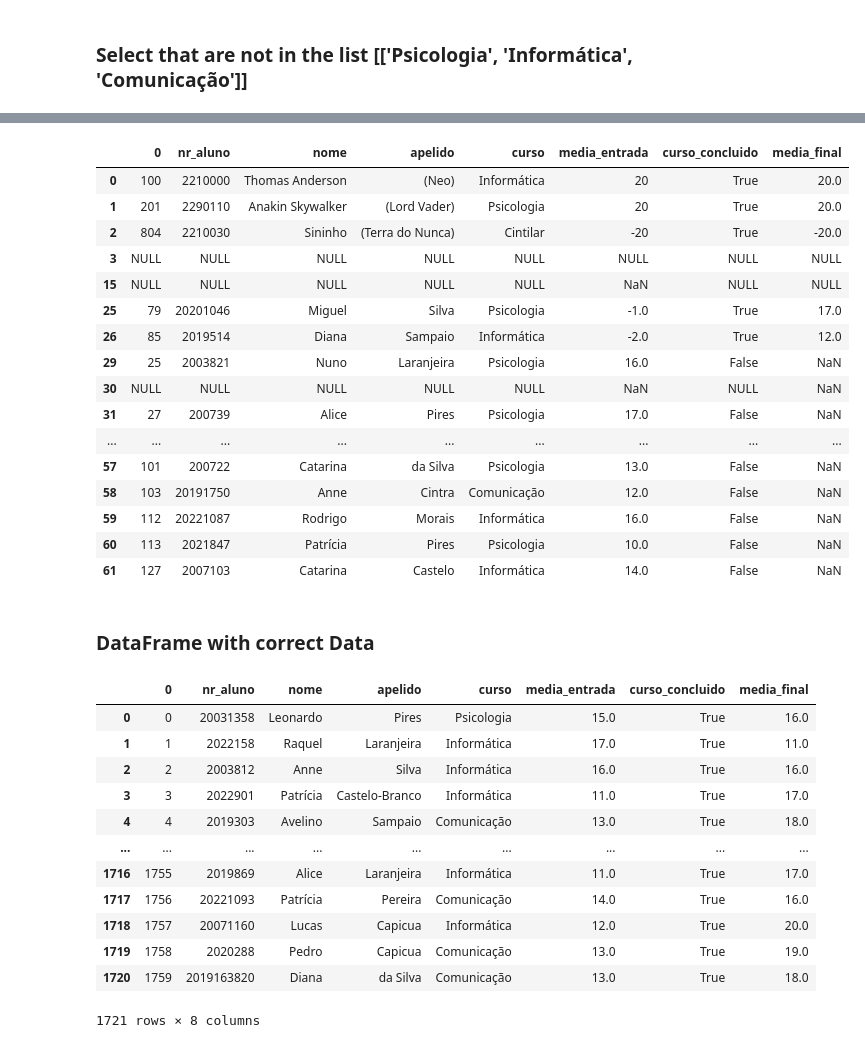
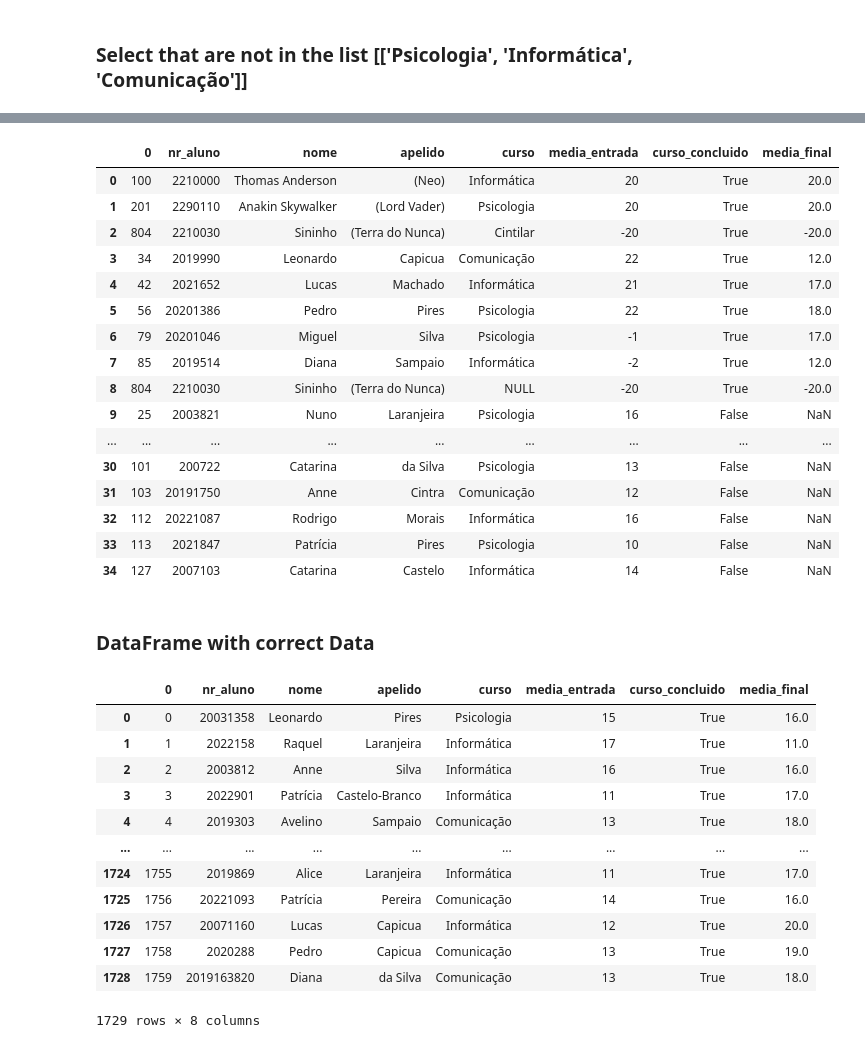
Before and after one commit to YasmymRodrigues/Data_Engineering, a Jupyter notebook: script_dataengineering.ipynb, the cells around one changed output, grey strips where cells are left out. Saved outputs shown, nothing was run; the diff lists cells and outputs as text; code cells hidden in the pictures.

```diff
--- a/script_dataengineering.ipynb
+++ b/script_dataengineering.ipynb
@@ -68,10 +66,3 @@ df_apelido
 | 804 | 804 | 2210030 | Sininho | (Terra do Nunca) | Cintilar | -20 | True | -20.0 |
 # %% [markdown]
 ### Select that are not in the list [['Psicologia', 'Informática', 'Comunicação']]
-# %%
-cursos = ['Psicologia', 'Informática', 'Comunicação']
-df.loc[~df['curso'].isin(cursos)] = 'NULL'
-
-#df.curso.isnull()
-filtered_df_curso_null = df[df['curso'] == 'NULL']
-filtered_df_curso_null
@@ -91,0 +87,3 @@ filtered_df_curso_null
+# %%
+df['curso'] = df['curso'].apply(lambda x: x if x in cursos else 'NULL')
+df
@@ -92,6 +104,6 @@ filtered_df_curso_null
 # %%
 df['media_entrada'] = pd.to_numeric(df['media_entrada'], errors='coerce')
-filtered_df_entrada= df[(df['media_entrada'] < 0) | (df['media_entrada'].isnull())]
+filtered_df_entrada= df[(df['media_entrada'] < 0) | (df['media_entrada'] > 20) | (df['media_entrada'].isnull())]
 filtered_df_entrada
 # %% [output]
 |  | 0 | nr_aluno | nome | apelido | curso | media_entrada | curso_concluido | media_final |
@@ -112,6 +116,6 @@ filtered_df_entrada
 # %%
 df['media_final'] = pd.to_numeric(df['media_final'], errors='coerce')
-filtered_df_final = df[(df['media_final'] < 0) | (df['media_final'].isnull())]
+filtered_df_final = df[(df['media_final'] < 0) | (df['media_entrada'] > 20) | (df['media_final'].isnull())]
 filtered_df_final
 # %% [output]
 |  | 0 | nr_aluno | nome | apelido | curso | media_entrada | curso_concluido | media_final |
@@ -136,28 +140,28 @@ error_dataframe = pd.concat([df_apelido, filtered_df_curso_null, filtered_df_ent
 df_no_duplicates =  error_dataframe.drop_duplicates()
 # %%
-error_dataframe = pd.concat([df_apelido, filtered_df_curso_null, filtered_df_entrada ,filtered_df_final], ignore_index=True)
+error_dataframe = pd.concat([df_apelido, filtered_df_entrada ,filtered_df_final], ignore_index=True)
 df_no_duplicates =  error_dataframe.drop_duplicates()
 #df_no_duplicates_reset = df_no_duplicates.reset_index(drop=True)
 
 df_no_duplicates
 # %% [output]
 |  | 0 | nr_aluno | nome | apelido | curso | media_entrada | curso_concluido | media_final |
 | 0 | 100 | 2210000 | Thomas Anderson | (Neo) | Informática | 20 | True | 20.0 |
 | 1 | 201 | 2290110 | Anakin Skywalker | (Lord Vader) | Psicologia | 20 | True | 20.0 |
 | 2 | 804 | 2210030 | Sininho | (Terra do Nunca) | Cintilar | -20 | True | -20.0 |
-| 3 | NULL | NULL | NULL | NULL | NULL | NULL | NULL | NULL |
-| 15 | NULL | NULL | NULL | NULL | NULL | NaN | NULL | NULL |
-| 25 | 79 | 20201046 | Miguel | Silva | Psicologia | -1.0 | True | 17.0 |
-| 26 | 85 | 2019514 | Diana | Sampaio | Informática | -2.0 | True | 12.0 |
-| 29 | 25 | 2003821 | Nuno | Laranjeira | Psicologia | 16.0 | False | NaN |
-| 30 | NULL | NULL | NULL | NULL | NULL | NaN | NULL | NaN |
-| 31 | 27 | 200739 | Alice | Pires | Psicologia | 17.0 | False | NaN |
+| 3 | 34 | 2019990 | Leonardo | Capicua | Comunicação | 22 | True | 12.0 |
+| 4 | 42 | 2021652 | Lucas | Machado | Informática | 21 | True | 17.0 |
+| 5 | 56 | 20201386 | Pedro | Pires | Psicologia | 22 | True | 18.0 |
+| 6 | 79 | 20201046 | Miguel | Silva | Psicologia | -1 | True | 17.0 |
+| 7 | 85 | 2019514 | Diana | Sampaio | Informática | -2 | True | 12.0 |
+| 8 | 804 | 2210030 | Sininho | (Terra do Nunca) | NULL | -20 | True | -20.0 |
+| 9 | 25 | 2003821 | Nuno | Laranjeira | Psicologia | 16 | False | NaN |
 | ... | ... | ... | ... | ... | ... | ... | ... | ... |
-| 57 | 101 | 200722 | Catarina | da Silva | Psicologia | 13.0 | False | NaN |
-| 58 | 103 | 20191750 | Anne | Cintra | Comunicação | 12.0 | False | NaN |
-| 59 | 112 | 20221087 | Rodrigo | Morais | Informática | 16.0 | False | NaN |
-| 60 | 113 | 2021847 | Patrícia | Pires | Psicologia | 10.0 | False | NaN |
-| 61 | 127 | 2007103 | Catarina | Castelo | Informática | 14.0 | False | NaN |
+| 30 | 101 | 200722 | Catarina | da Silva | Psicologia | 13 | False | NaN |
+| 31 | 103 | 20191750 | Anne | Cintra | Comunicação | 12 | False | NaN |
+| 32 | 112 | 20221087 | Rodrigo | Morais | Informática | 16 | False | NaN |
+| 33 | 113 | 2021847 | Patrícia | Pires | Psicologia | 10 | False | NaN |
+| 34 | 127 | 2007103 | Catarina | Castelo | Informática | 14 | False | NaN |
 # %%
 # Convert DataFrame to a text file
 error_dataframe.to_csv('fase_1.txt', sep='\t', index=False)
@@ -174,16 +178,16 @@ df_valid_values.reset_index(drop=True, inplace=True)
 df_valid_values
 # %% [output]
 |  | 0 | nr_aluno | nome | apelido | curso | media_entrada | curso_concluido | media_final |
-| 0 | 0 | 20031358 | Leonardo | Pires | Psicologia | 15.0 | True | 16.0 |
-| 1 | 1 | 2022158 | Raquel | Laranjeira | Informática | 17.0 | True | 11.0 |
-| 2 | 2 | 2003812 | Anne | Silva | Informática | 16.0 | True | 16.0 |
-| 3 | 3 | 2022901 | Patrícia | Castelo-Branco | Informática | 11.0 | True | 17.0 |
-| 4 | 4 | 2019303 | Avelino | Sampaio | Comunicação | 13.0 | True | 18.0 |
+| 0 | 0 | 20031358 | Leonardo | Pires | Psicologia | 15 | True | 16.0 |
+| 1 | 1 | 2022158 | Raquel | Laranjeira | Informática | 17 | True | 11.0 |
+| 2 | 2 | 2003812 | Anne | Silva | Informática | 16 | True | 16.0 |
+| 3 | 3 | 2022901 | Patrícia | Castelo-Branco | Informática | 11 | True | 17.0 |
+| 4 | 4 | 2019303 | Avelino | Sampaio | Comunicação | 13 | True | 18.0 |
 | ... | ... | ... | ... | ... | ... | ... | ... | ... |
-| 1716 | 1755 | 2019869 | Alice | Laranjeira | Informática | 11.0 | True | 17.0 |
-| 1717 | 1756 | 20221093 | Patrícia | Pereira | Comunicação | 14.0 | True | 16.0 |
-| 1718 | 1757 | 20071160 | Lucas | Capicua | Informática | 12.0 | True | 20.0 |
-| 1719 | 1758 | 2020288 | Pedro | Capicua | Comunicação | 13.0 | True | 19.0 |
-| 1720 | 1759 | 2019163820 | Diana | da Silva | Comunicação | 13.0 | True | 18.0 |
+| 1724 | 1755 | 2019869 | Alice | Laranjeira | Informática | 11 | True | 17.0 |
+| 1725 | 1756 | 20221093 | Patrícia | Pereira | Comunicação | 14 | True | 16.0 |
+| 1726 | 1757 | 20071160 | Lucas | Capicua | Informática | 12 | True | 20.0 |
+| 1727 | 1758 | 2020288 | Pedro | Capicua | Comunicação | 13 | True | 19.0 |
+| 1728 | 1759 | 2019163820 | Diana | da Silva | Comunicação | 13 | True | 18.0 |
-1721 rows × 8 columns
+1729 rows × 8 columns
 # %%
```
Also changed, not shown: parts of 8 cells of this notebook, 3 other files.
